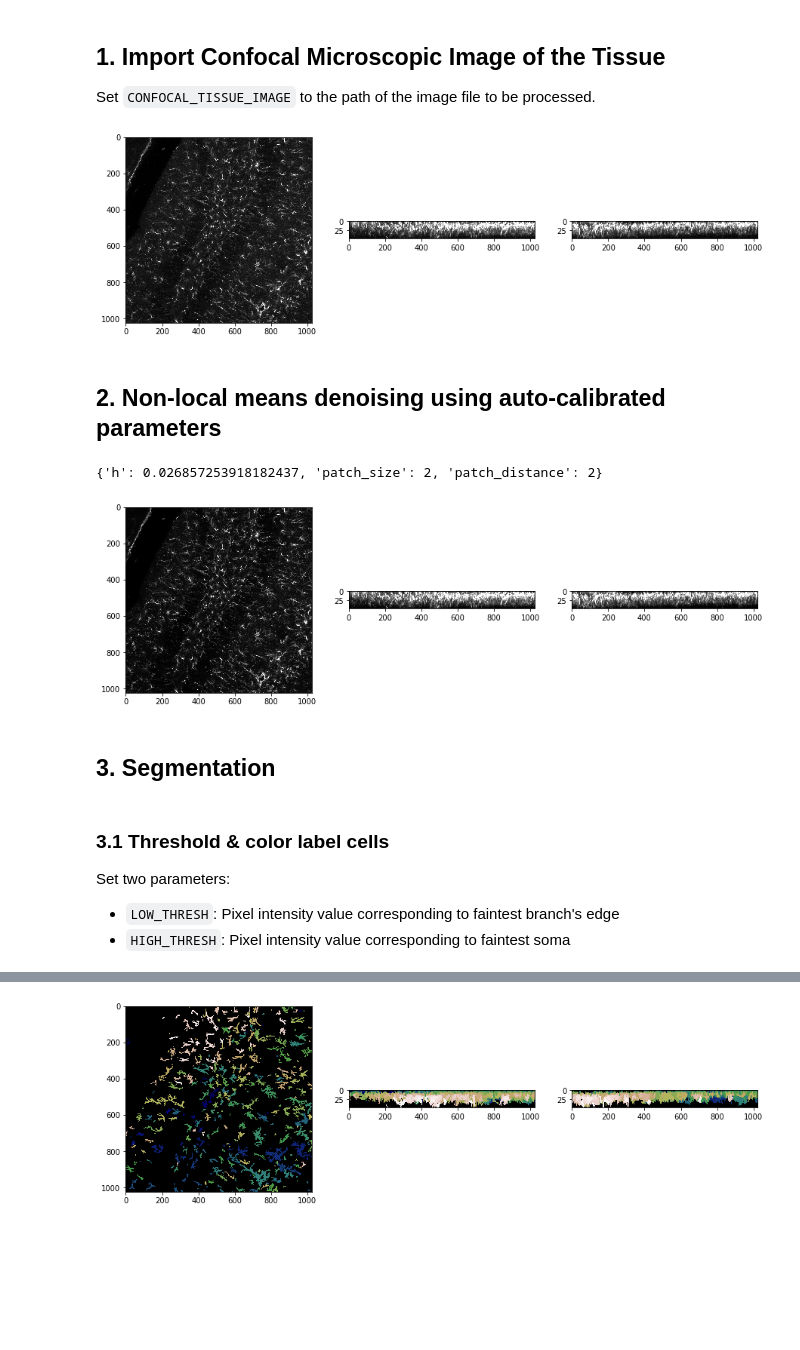
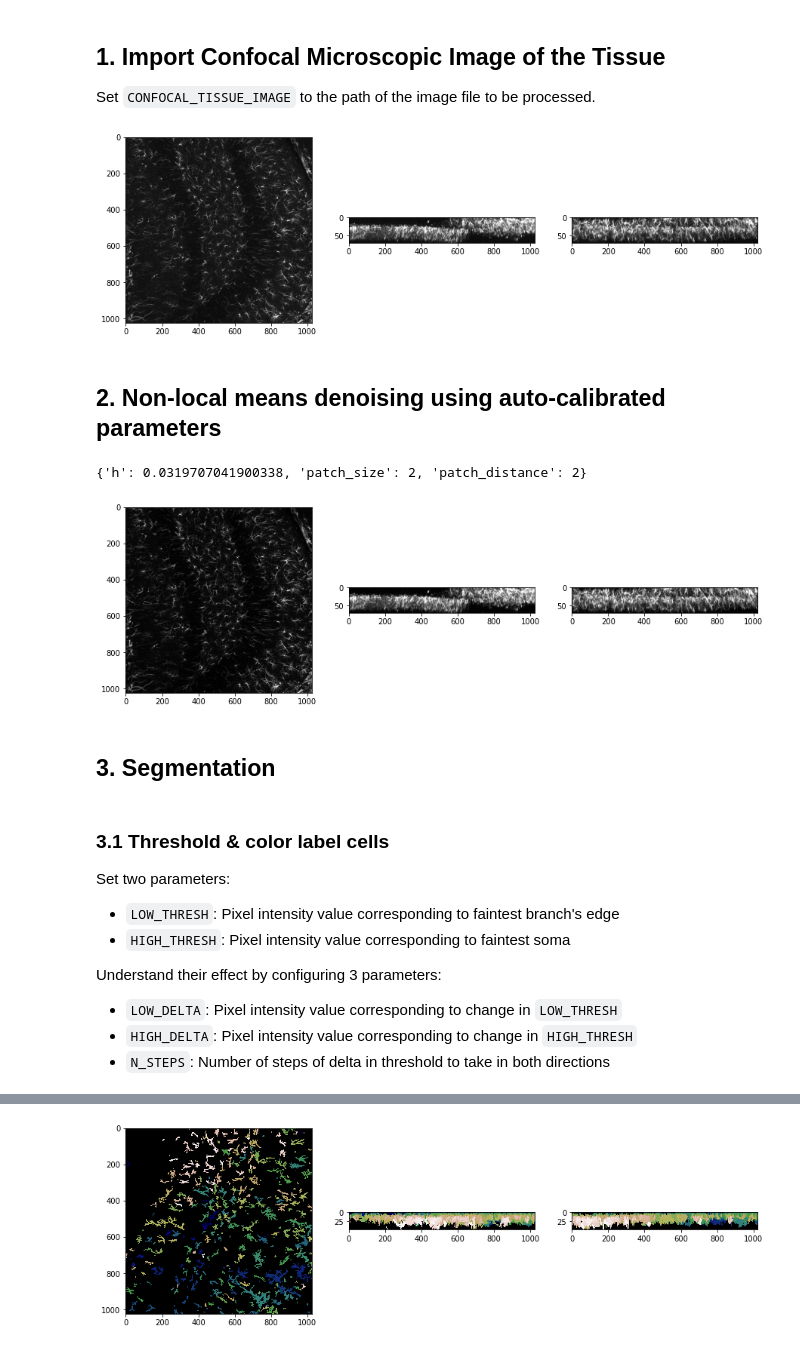
Before and after one commit to swanandlab/SMorph, a Jupyter notebook: autocrop.ipynb, the cells around one changed output, grey strips where cells are left out. Saved outputs shown, nothing was run; the diff lists cells and outputs as text; code cells hidden in the pictures; blank space fills up the shorter version.

Commit message:
add helpers to determine threshold values

```diff
--- a/autocrop.ipynb
+++ b/autocrop.ipynb
@@ -26,12 +26,12 @@ def view_3D(*args):  # Models a 3D image
 
 Set `CONFOCAL_TISSUE_IMAGE` to the path of the image file to be processed.
 # %%
-CONFOCAL_TISSUE_IMAGE = 'Datasets/SECTION 1/SECTION 1_M3_LEFT/M3_LEFT_HILUS.lsm'
+CONFOCAL_TISSUE_IMAGE = 'Datasets/SECTION 1_M1_LEFT/M1_LEFT _HILUS.lsm'
 
 original = ac.import_confocal_image(CONFOCAL_TISSUE_IMAGE)
 ac.projectXYZ(original, .5, .5, 1)
 # %% [output]
-[figure, old version]
+[figure, new version]
 # %% [markdown]
 ## 2. Non-local means denoising using auto-calibrated parameters
 # %%
@@ -41,8 +41,8 @@ print(denoise_parameters)
 denoised = ac.denoise(original, denoise_parameters)
 ac.projectXYZ(denoised, .5, .5, 1)
 # %% [output]
-{'h': 0.026857253918182437, 'patch_size': 2, 'patch_distance': 2}
+{'h': 0.0319707041900338, 'patch_size': 2, 'patch_distance': 2}
-[figure, old version]
+[figure, new version]
 # %%
 view_3D({'data': original, 'colormap': 'gray', 'name': 'original'},
         {'data': denoised, 'colormap': 'inferno', 'name': 'denoised'})
@@ -57,3 +57,8 @@ edge_filtered = ac.filter_edges(denoised)
 Set two parameters:
 - `LOW_THRESH`: Pixel intensity value corresponding to faintest branch's edge
 - `HIGH_THRESH`: Pixel intensity value corresponding to faintest soma
+
+Understand their effect by configuring 3 parameters:
+- `LOW_DELTA`: Pixel intensity value corresponding to change in `LOW_THRESH`
+- `HIGH_DELTA`: Pixel intensity value corresponding to change in `HIGH_THRESH`
+- `N_STEPS`: Number of steps of delta in threshold to take in both directions
```
Also changed, not shown: parts of 4 cells of this notebook, 2 other files.
